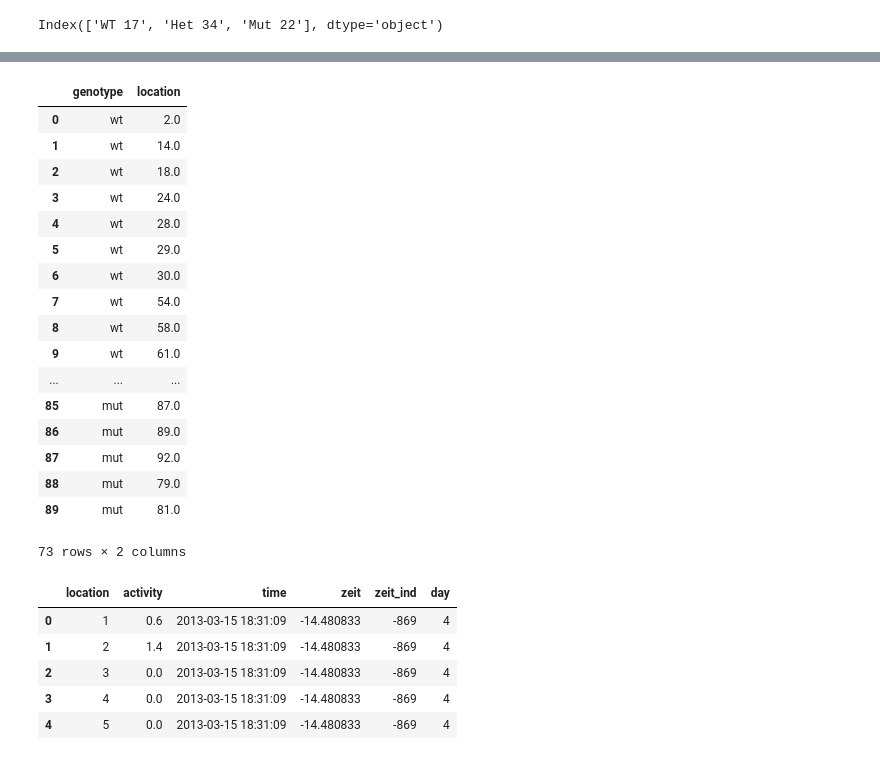
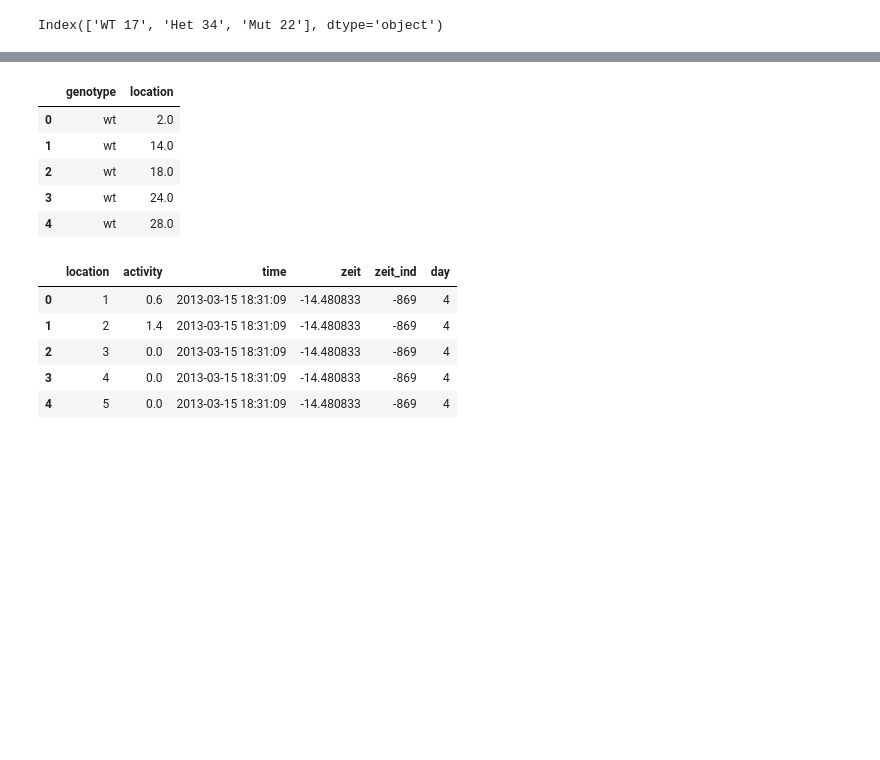
Before and after one commit to Xinhong111/Bi203, a Jupyter notebook: sandbox/hw2.2_MW_3.ipynb, the cells around one changed output, grey strips where cells are left out. Drawn from its saved outputs; the diff is of its cells as text; code cells hidden in the pictures; blank space fills up the shorter version.

```diff
--- a/sandbox/hw2.2_MW_3.ipynb
+++ b/sandbox/hw2.2_MW_3.ipynb
@@ -68,28 +60,16 @@ df_gt
 # %%
 # Drop all rows that have a NaN in them
 df_gt = df_gt.dropna()
 
 # Take a look
-df_gt
+df_gt.head()
 # %% [output]
 |  | genotype | location |
 | 0 | wt | 2.0 |
 | 1 | wt | 14.0 |
 | 2 | wt | 18.0 |
 | 3 | wt | 24.0 |
 | 4 | wt | 28.0 |
-| 5 | wt | 29.0 |
-| 6 | wt | 30.0 |
-| 7 | wt | 54.0 |
-| 8 | wt | 58.0 |
-| 9 | wt | 61.0 |
-| ... | ... | ... |
-| 85 | mut | 87.0 |
-| 86 | mut | 89.0 |
-| 87 | mut | 92.0 |
-| 88 | mut | 79.0 |
-| 89 | mut | 81.0 |
-73 rows × 2 columns
 # %%
 df_gt = df_gt.reset_index(drop=True)
 # %%
```
Also changed, not shown: parts of 41 cells of this notebook.
